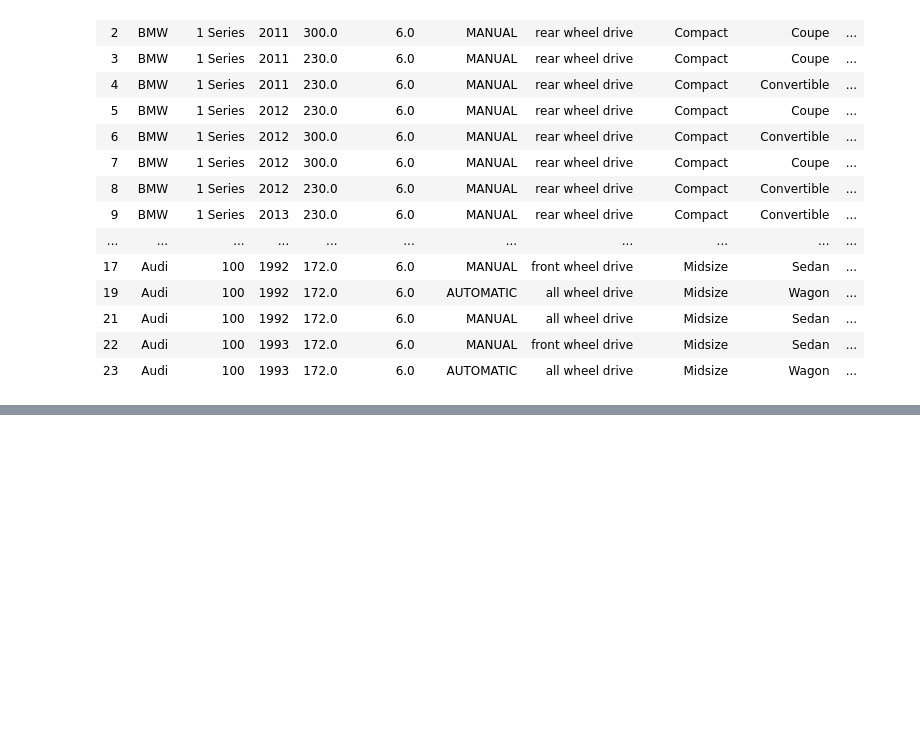
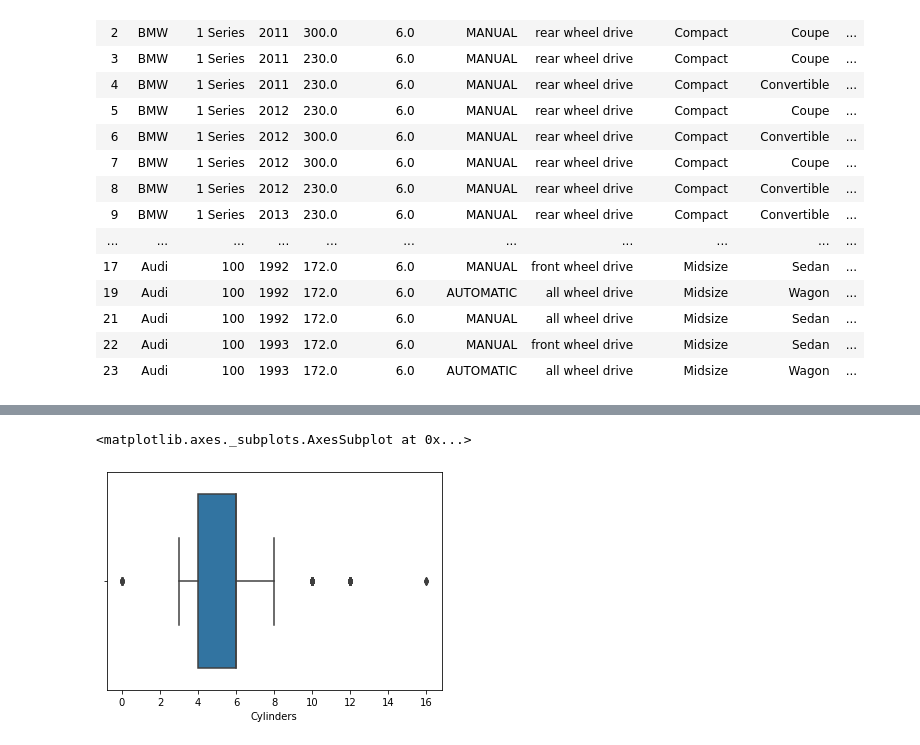
Before and after one commit to sakshiainchwar/ML-internship, a Jupyter notebook: mlintern.ipynb, the cells around one changed output, grey strips where cells are left out. Saved outputs shown, nothing was run; the diff lists cells and outputs as text; code cells hidden in the pictures; blank space fills up the shorter version.

```diff
--- a/mlintern.ipynb
+++ b/mlintern.ipynb
@@ -282,0 +302,5 @@ data.head(21)
+# %%
+sns.boxplot(data['Cylinders'])
+# %% [output]
+<matplotlib.axes._subplots.AxesSubplot at 0x...>
+[figure, added]
```
Also changed, not shown: parts of 15 cells of this notebook.
